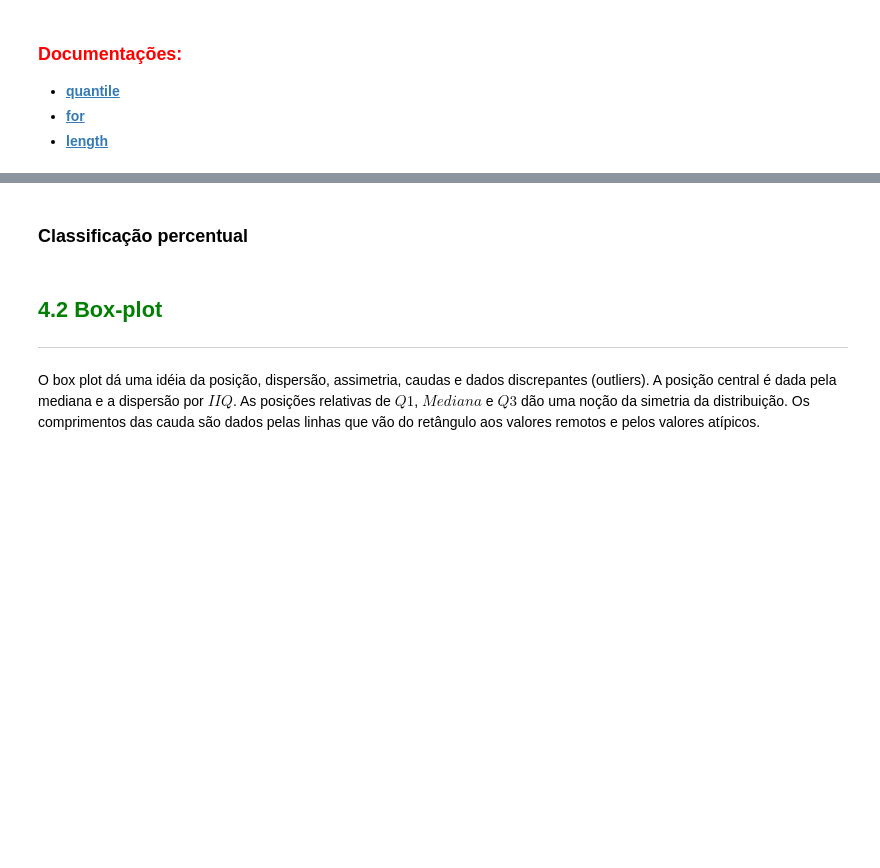
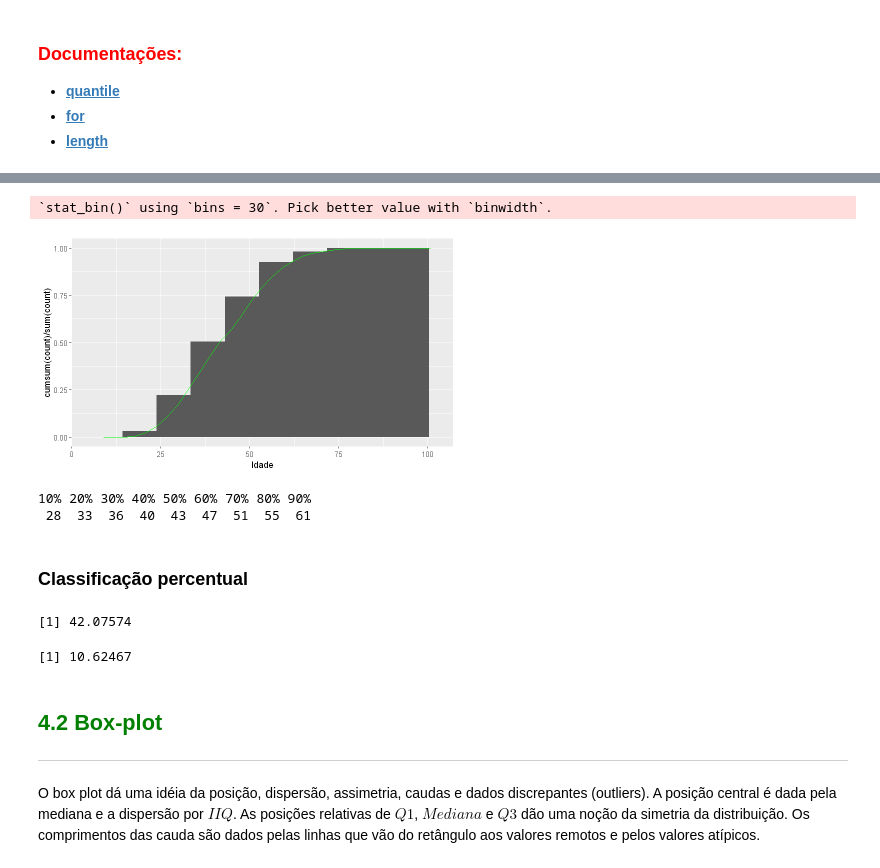
Before and after one commit to ProfessorDanilo/2022, a Jupyter notebook: AluraCursosQueFiz/R/1estatistica com R/Curso_de_Estatística_Parte_1.ipynb, the cells around one changed output, grey strips where cells are left out. Saved outputs shown, nothing was run; the diff lists cells and outputs as text; code cells hidden in the pictures; blank space fills up the shorter version.

```diff
--- a/AluraCursosQueFiz/R/1estatistica com R/Curso_de_Estatística_Parte_1.ipynb
+++ b/AluraCursosQueFiz/R/1estatistica com R/Curso_de_Estatística_Parte_1.ipynb
@@ -1173,15 +1214,36 @@ Há uma série de medidas de posição semelhantes na sua concepção à mediana
 # %%
-ggplot(data = "#", aes(x = "#")) +
+ggplot(data = dados, aes(x = Idade)) +
     geom_histogram(
-        aes(y = "#"),
+        aes(y = cumsum(..count..)/sum(..count..)),
         bins = 10
     ) +
     geom_freqpoly(
-        aes(y = "#"),
+        aes(y = cumsum(..count..)/sum(..count..)),
         color = 'green'
     )
+# %% [output]
+`stat_bin()` using `bins = 30`. Pick better value with `binwidth`.
+[figure, added]
+# %%
+decis <- c()
+for(i in 1:9){
+    decis <- c(decis, i/10)
+}
+quantile(dados$Idade, decis)
+# %% [output]
+10% 20% 30% 40% 50% 60% 70% 80% 90%
+ 28  33  36  40  43  47  51  55  61
 # %% [markdown]
 ### Classificação percentual
+# %%
+length(dados$Idade[dados$Idade <= 40]) / length(dados$Idade)  *  100
+# %% [output]
+[1] 42.07574
+# %%
+#Atividade
+length(dados$Renda[dados$Renda <= 788/2]) / length(dados$Renda) * 100
+# %% [output]
+[1] 10.62467
 # %% [markdown]
 ## <font color=green>4.2 Box-plot</font>
 ***
```
Also changed, not shown: parts of 16 cells of this notebook.
